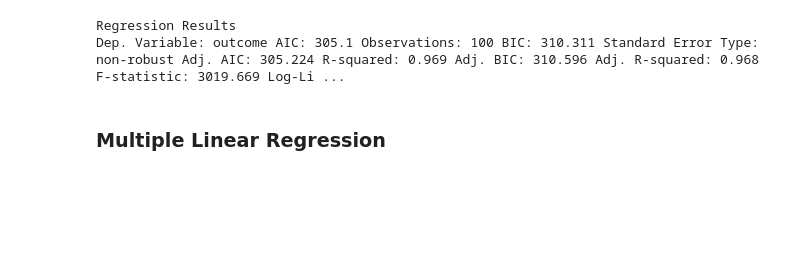
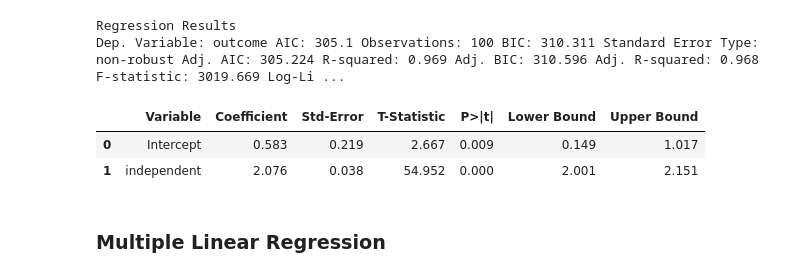
Before and after one commit to Mats-Dodd/CausalKit, a Jupyter notebook: notebooks/linreg_demo.ipynb, the cells around one changed output. Cells and saved outputs as stored; diff of their text form; code cells hidden in the pictures; blank space fills up the shorter version.

```diff
--- a/notebooks/linreg_demo.ipynb
+++ b/notebooks/linreg_demo.ipynb
@@ -64,6 +64,13 @@ model.summary(content_type='static')
 # %% [output]
 Regression Results
 Dep. Variable: outcome AIC: 305.1 Observations: 100 BIC: 310.311 Standard Error Type: non-robust Adj. AIC: 305.224 R-squared: 0.969 Adj. BIC: 310.596 Adj. R-squared: 0.968 F-statistic: 3019.669 Log-Li ...
+# %%
+"""You can also see the model parameters and their statistics in a tabular format by calling table"""
+model.table
+# %% [output]
+|  | Variable | Coefficient | Std-Error | T-Statistic | P>|t| | Lower Bound | Upper Bound |
+| 0 | Intercept | 0.583 | 0.219 | 2.667 | 0.009 | 0.149 | 1.017 |
+| 1 | independent | 2.076 | 0.038 | 54.952 | 0.000 | 2.001 | 2.151 |
 # %% [markdown]
 ### Multiple Linear Regression
 # %%
```
Also changed, not shown: 1 other file.
